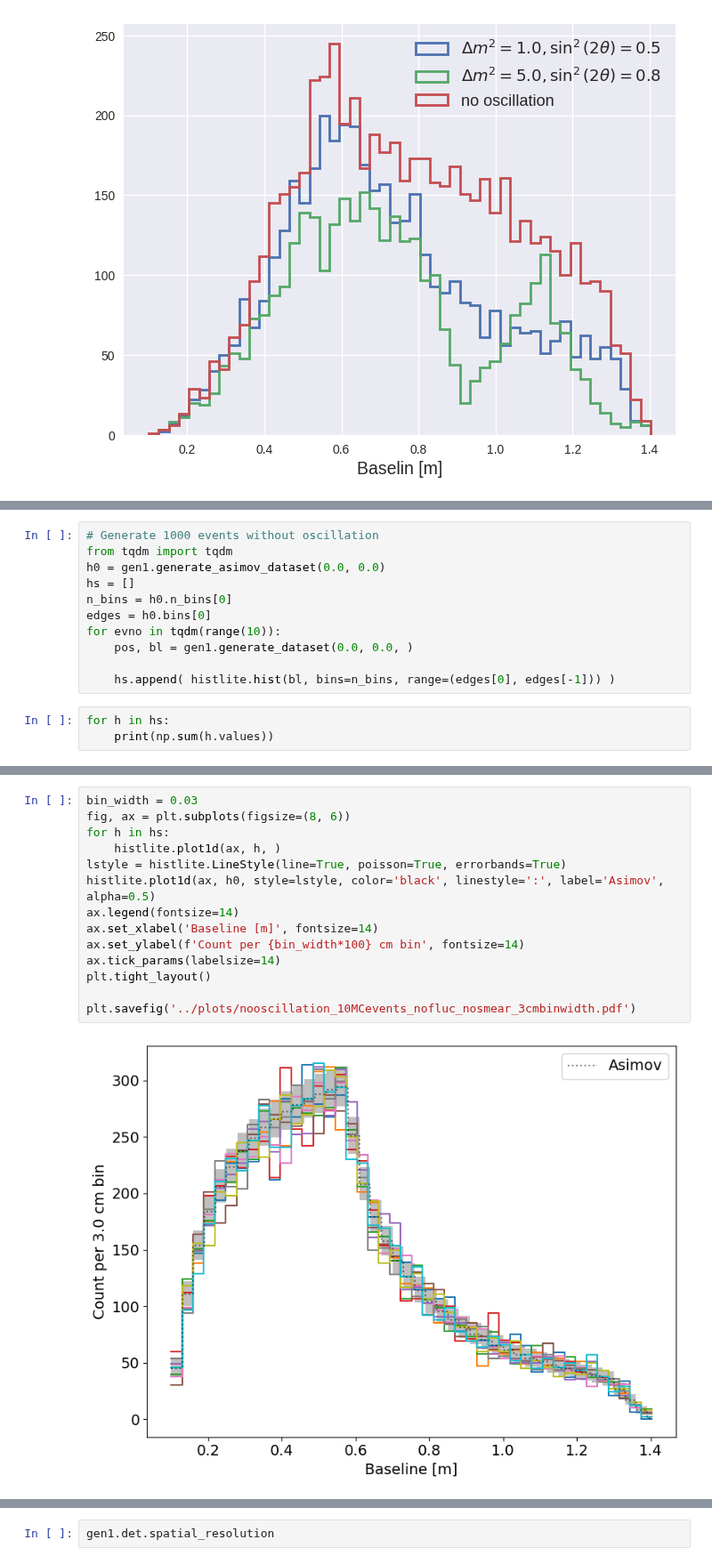
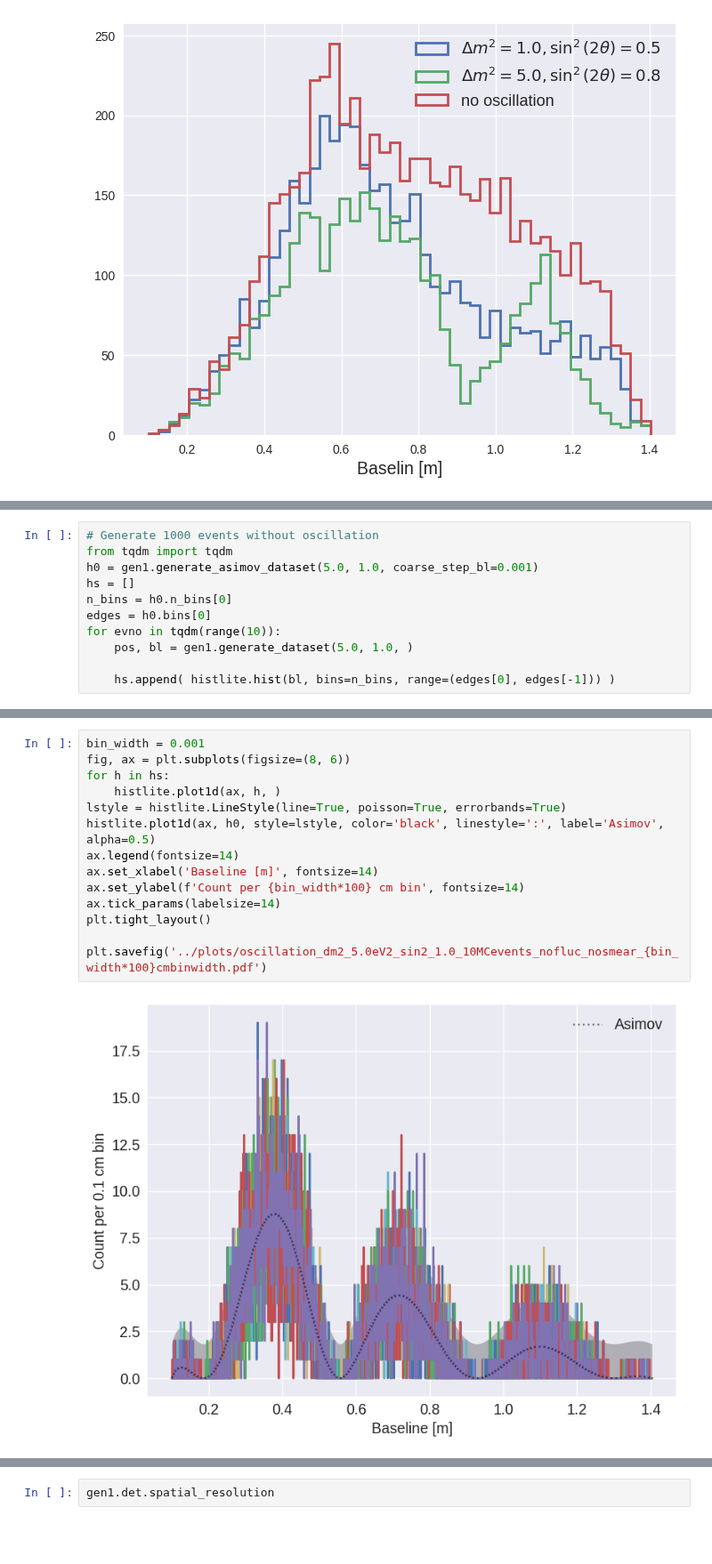
Before and after one commit to YMTheory/sensitivity, a Jupyter notebook: notebooks/generate_dataset.ipynb, the cells around one changed output, grey strips where cells are left out. Shown at 89% size. Saved outputs shown, nothing was run; the diff lists cells and outputs as text; blank space fills up the shorter version.

Commit message:
Generate Asimov dataset / toy MC dataset.

```diff
--- a/notebooks/generate_dataset.ipynb
+++ b/notebooks/generate_dataset.ipynb
@@ -84,14 +84,11 @@ plt.savefig(f'../plots/asimov_dataset_examples_bl10cm_Ev750keV_binwidth{bin_widt
 # %%
 # Generate 1000 events without oscillation
 from tqdm import tqdm
-h0 = gen1.generate_asimov_dataset(0.0, 0.0)
+h0 = gen1.generate_asimov_dataset(5.0, 1.0, coarse_step_bl=0.001)
 hs = []
 n_bins = h0.n_bins[0]
 edges = h0.bins[0]
 for evno in tqdm(range(10)):
-    pos, bl = gen1.generate_dataset(0.0, 0.0, )
+    pos, bl = gen1.generate_dataset(5.0, 1.0, )
 
     hs.append( histlite.hist(bl, bins=n_bins, range=(edges[0], edges[-1])) )
-# %%
-for h in hs:
-    print(np.sum(h.values))
@@ -109,16 +95,16 @@ for h in hs:
 # %%
-bin_width = 0.03
+bin_width = 0.001
 fig, ax = plt.subplots(figsize=(8, 6))
 for h in hs:
     histlite.plot1d(ax, h, )
 lstyle = histlite.LineStyle(line=True, poisson=True, errorbands=True)
 histlite.plot1d(ax, h0, style=lstyle, color='black', linestyle=':', label='Asimov', alpha=0.5)
 ax.legend(fontsize=14)
 ax.set_xlabel('Baseline [m]', fontsize=14)
 ax.set_ylabel(f'Count per {bin_width*100} cm bin', fontsize=14)
 ax.tick_params(labelsize=14)
 plt.tight_layout()
 
-plt.savefig('../plots/nooscillation_10MCevents_nofluc_nosmear_3cmbinwidth.pdf')
+plt.savefig('../plots/oscillation_dm2_5.0eV2_sin2_1.0_10MCevents_nofluc_nosmear_{bin_width*100}cmbinwidth.pdf')
 # %% [output]
-[figure, old version]
+[figure, new version]
```
Also changed, not shown: parts of 8 cells of this notebook.
